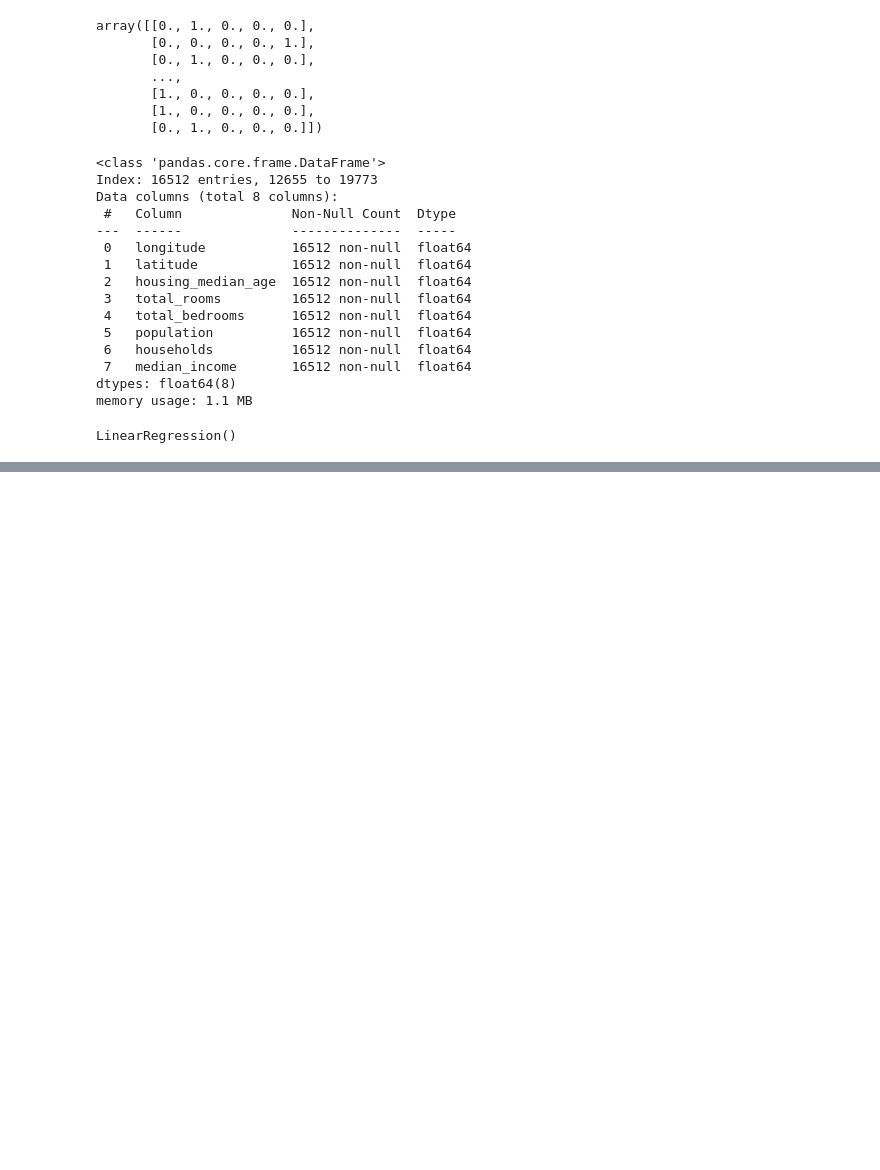
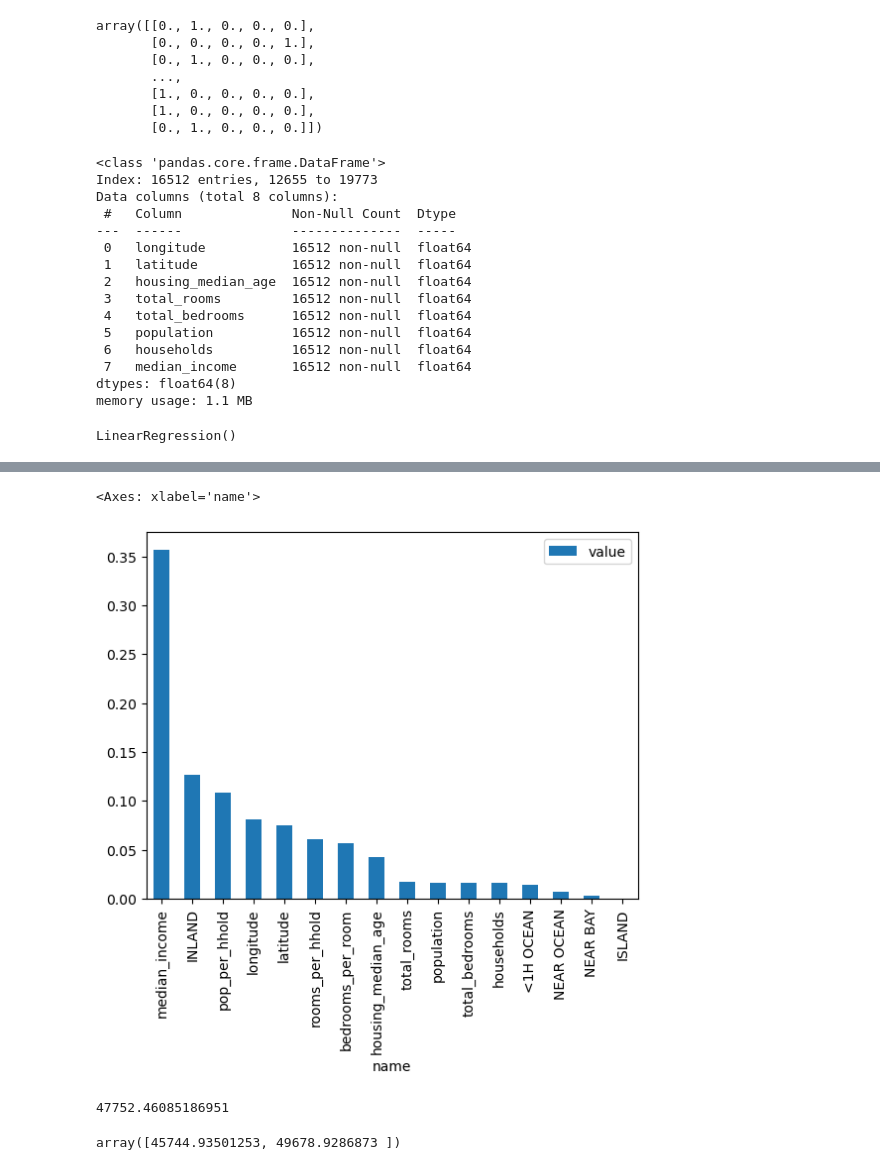
Before and after one commit to kamau96/Data_Science-Android_Development-Web_Development, a Jupyter notebook: Data_Science_Development/Python_Programming/Carlifornia_House_Prices/Data_Analysis_Housing.ipynb, the cells around one changed output, grey strips where cells are left out. Cells and saved outputs as stored; diff of their text form; code cells hidden in the pictures; blank space fills up the shorter version.

Commit message:
housing model nearly complete just needs final tunings

```diff
--- a/Data_Science_Development/Python_Programming/Carlifornia_House_Prices/Data_Analysis_Housing.ipynb
+++ b/Data_Science_Development/Python_Programming/Carlifornia_House_Prices/Data_Analysis_Housing.ipynb
@@ -502,0 +503,10 @@ Standard deviation: 2211.090589107198
+# %%
+# since random forest regressor showed most promise let's fine tune it
+from sklearn.model_selection import GridSearchCV
+param_grid = [{'n_estimators': [3, 10, 30], 'max_features': [2, 4, 6, 8]},
+              {'bootstrap': [False], 'n_estimators': [3, 10], 'max_features': [2, 3,4]},]
+forest_reg = RandomForestRegressor()
+grid_search = GridSearchCV(forest_reg, param_grid, cv=5,
+                           scoring='neg_mean_squared_error',
+                           return_train_score=True)
+grid_search.fit(housing_prepared, housing_labels)
@@ -502,0 +549,4 @@ Standard deviation: 2211.090589107198
+# %%
+# best features from our best model
+feature_importances = grid_search.best_estimator_.feature_importances_
+feature_importances
@@ -502,0 +558,8 @@ Standard deviation: 2211.090589107198
+# %%
+# let's add names to these features
+extra_attribs = ["rooms_per_hhold", "pop_per_hhold", "bedrooms_per_room"]
+cat_encoder = full_pipeline.named_transformers_["cat"]
+cat_one_hot_attribs = list(cat_encoder.categories_[0])
+attributes = num_attribs + extra_attribs + cat_one_hot_attribs
+feature_importances_named = sorted(zip(feature_importances, attributes), reverse=True)
+feature_importances_named
@@ -502,0 +583,2 @@ Standard deviation: 2211.090589107198
+# %%
+features = pd.DataFrame(feature_importances_named, columns=['value', 'name'])
@@ -502,0 +605,27 @@ Standard deviation: 2211.090589107198
+# %%
+features.plot(kind="bar", x="name", y="value")
+# %% [output]
+<Axes: xlabel='name'>
+[figure, added]
+# %%
+# now evaluate how best the model performs on the test data
+final_model = grid_search.best_estimator_
+X_test = strat_test_set.drop("median_house_value", axis=1)
+y_test = strat_test_set["median_house_value"].copy()
+X_test_prepared = full_pipeline.transform(X_test)
+final_predictions = final_model.predict(X_test_prepared)
+final_mse = mean_squared_error(y_test, final_predictions)
+final_rmse = np.sqrt(final_mse)
+final_rmse
+# %% [output]
+47752.46085186951
+# %%
+# now we evaluate the confidence interval
+from scipy import stats
+confidence = 0.95
+squared_errors = (final_predictions - y_test) ** 2
+np.sqrt(stats.t.interval(confidence, len(squared_errors) - 1,
+                         loc=squared_errors.mean(),
+                         scale=stats.sem(squared_errors)))
+# %% [output]
+array([45744.93501253, 49678.9286873 ])
```
Also changed, not shown: parts of 30 cells of this notebook.
